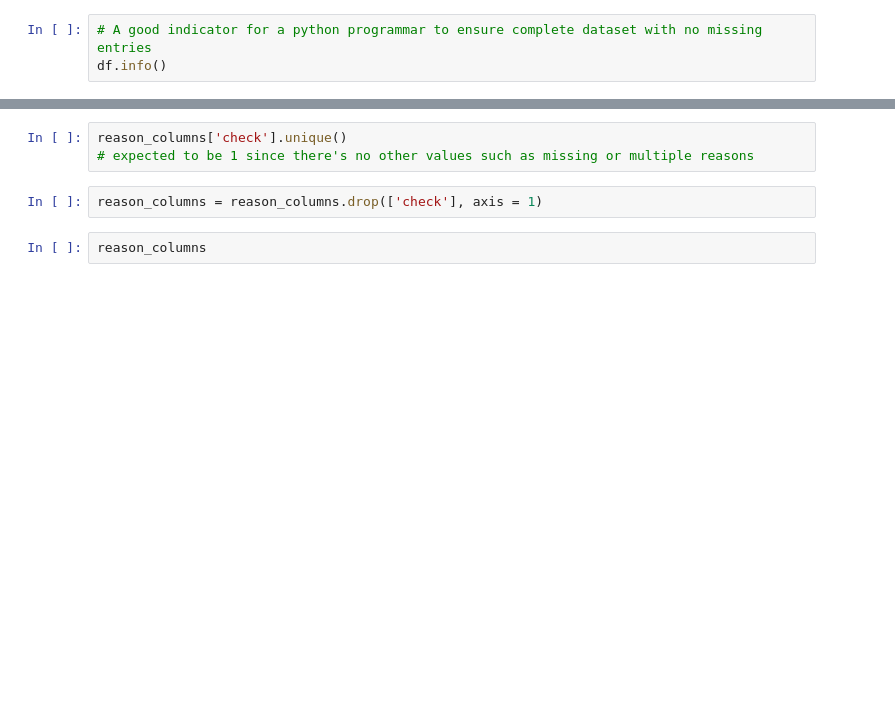
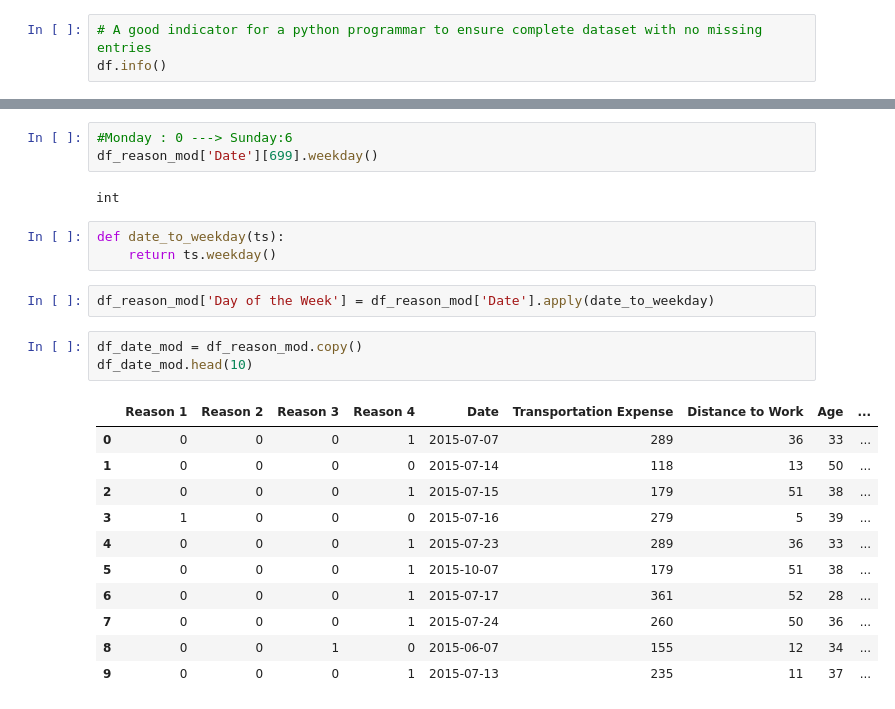
Before and after one commit to Oz174/Data-Science-Repo, a Jupyter notebook: preprocessing/Preprocessing 1 .ipynb, the cells around one changed output, grey strips where cells are left out. Cells and saved outputs as stored; diff of their text form; blank space fills up the shorter version.

```diff
--- a/preprocessing/Preprocessing 1 .ipynb
+++ b/preprocessing/Preprocessing 1 .ipynb
@@ -63,7 +232,25 @@ reason_columns['check'].sum(axis=0)
 # %%
-reason_columns['check'].unique()
-# expected to be 1 since there's no other values such as missing or multiple reasons
+#Monday : 0 ---> Sunday:6
+df_reason_mod['Date'][699].weekday()
+# %% [output]
+int
 # %%
-reason_columns = reason_columns.drop(['check'], axis = 1)
+def date_to_weekday(ts):
+    return ts.weekday()
 # %%
-reason_columns
+df_reason_mod['Day of the Week'] = df_reason_mod['Date'].apply(date_to_weekday)
+# %%
+df_date_mod = df_reason_mod.copy()
+df_date_mod.head(10)
+# %% [output]
+|  | Reason 1 | Reason 2 | Reason 3 | Reason 4 | Date | Transportation Expense | Distance to Work | Age | ... |
+| 0 | 0 | 0 | 0 | 1 | 2015-07-07 | 289 | 36 | 33 | ... |
+| 1 | 0 | 0 | 0 | 0 | 2015-07-14 | 118 | 13 | 50 | ... |
+| 2 | 0 | 0 | 0 | 1 | 2015-07-15 | 179 | 51 | 38 | ... |
+| 3 | 1 | 0 | 0 | 0 | 2015-07-16 | 279 | 5 | 39 | ... |
+| 4 | 0 | 0 | 0 | 1 | 2015-07-23 | 289 | 36 | 33 | ... |
+| 5 | 0 | 0 | 0 | 1 | 2015-10-07 | 179 | 51 | 38 | ... |
+| 6 | 0 | 0 | 0 | 1 | 2015-07-17 | 361 | 52 | 28 | ... |
+| 7 | 0 | 0 | 0 | 1 | 2015-07-24 | 260 | 50 | 36 | ... |
+| 8 | 0 | 0 | 1 | 0 | 2015-06-07 | 155 | 12 | 34 | ... |
+| 9 | 0 | 0 | 0 | 1 | 2015-07-13 | 235 | 11 | 37 | ... |
```
Also changed, not shown: parts of 43 cells of this notebook.
